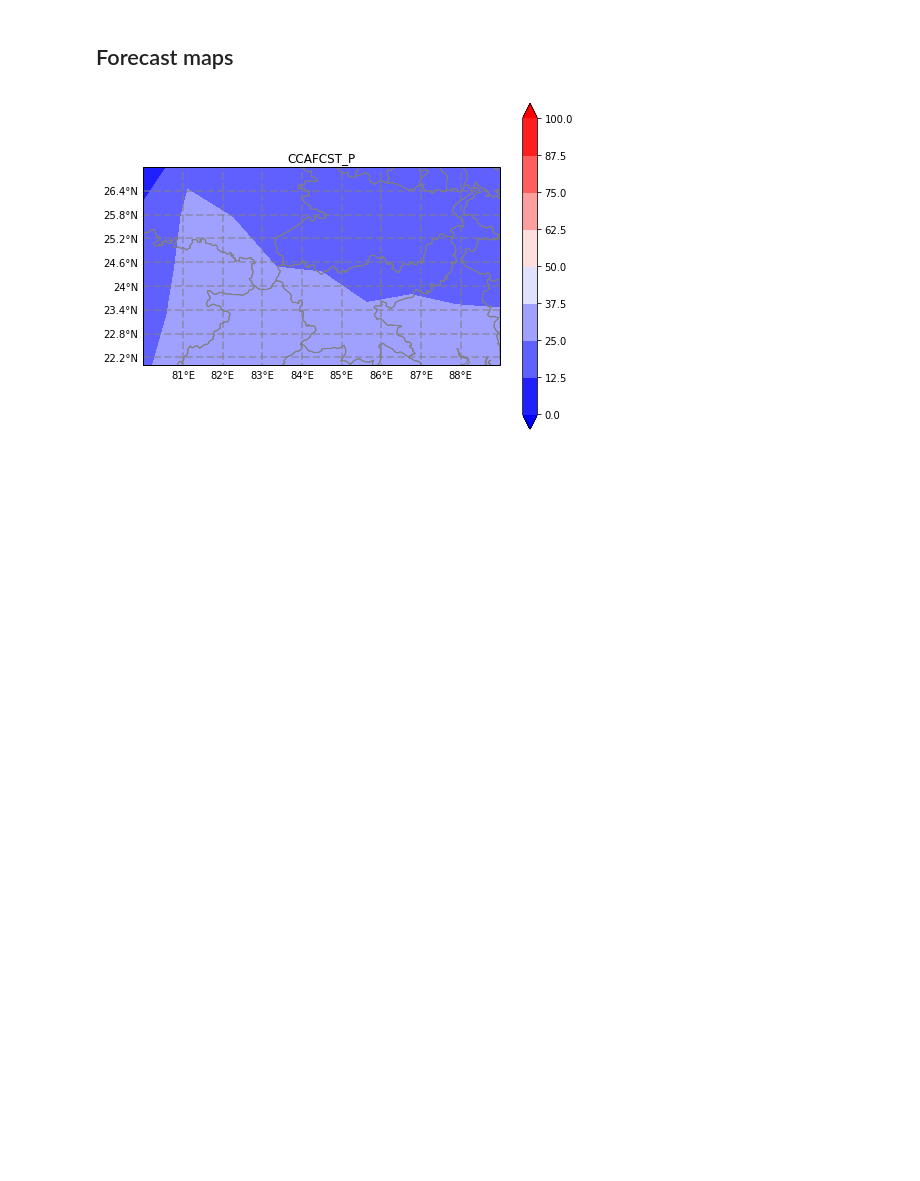
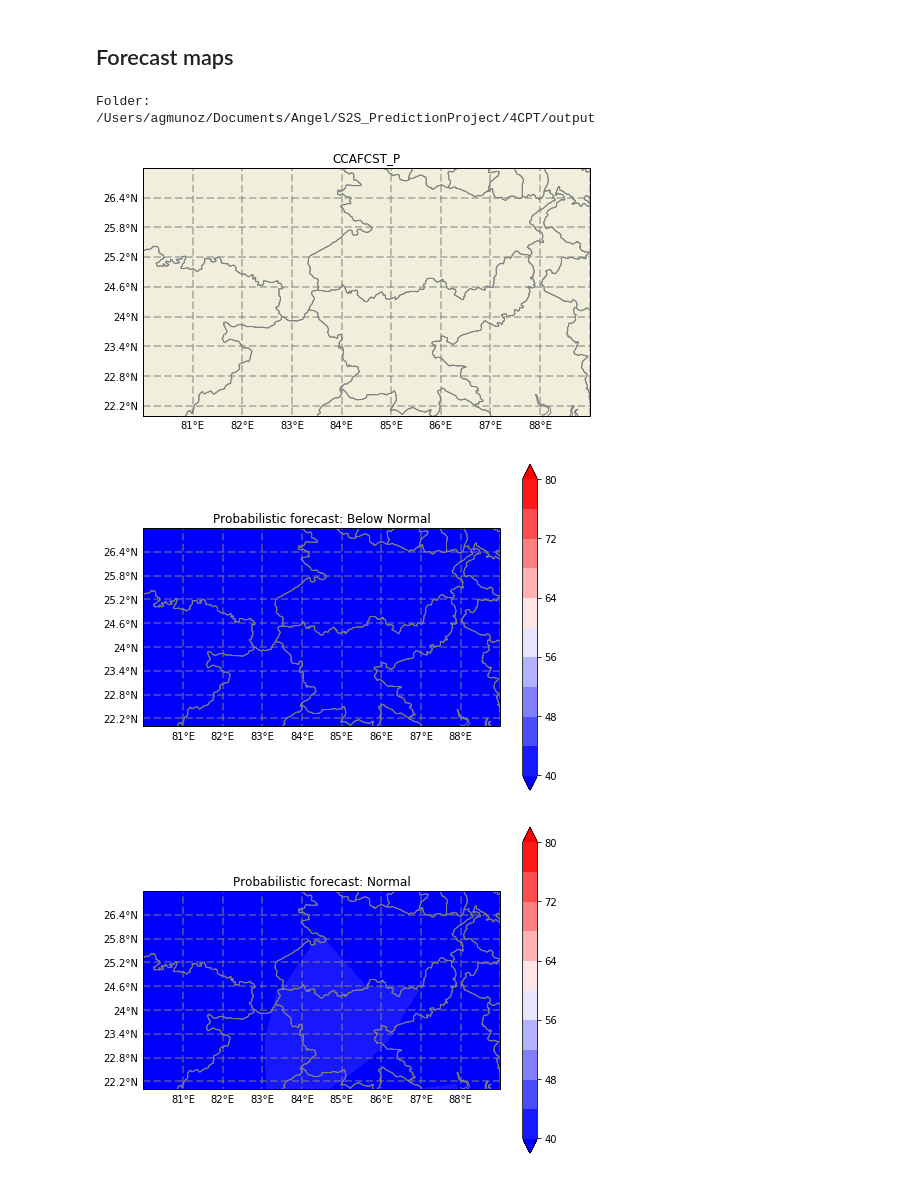
Before and after one commit to agmunozs/PyCPT, a Jupyter notebook: PyCPT_v1.ipynb, the cells around one changed output. Saved outputs shown, nothing was run; the diff lists cells and outputs as text; code cells hidden in the pictures; blank space fills up the shorter version.

```diff
--- a/PyCPT_v1.ipynb
+++ b/PyCPT_v1.ipynb
@@ -32,7 +32,7 @@ training_season='Jun-Aug'
 hstep = 3 # use all starts in the trainng period with this daily step between them (v5 used 7)
 nlag = 3  # length of the lagged ensemble in days
 ntrain = 371  # Length of training period
-nwk= 1 # Number of weeks (leads)
+nwk= 2 # Number of weeks (leads)
 
 # Rainfall frequency switch (False gives total rainfall for forecast period)
 rainfall_frequency = True
@@ -202,7 +210,16 @@ Week: 1
 [figure]
 # %% [markdown]
 ## Forecast maps
-# %%
-pltmap('CCAFCST_P',wlo2,elo2,nla2,sla2,fprefix,training_season, mon, fday, wkf)
-# %% [output]
-[figure, removed]
+# %%
+print("Folder:")
+%cd $workdir/output
+for L in range(nwk):
+    wkf=wk[L]
+    pltmap('CCAFCST_P',wlo2,elo2,nla2,sla2,fprefix,training_season, mon, fday, wkf)
+    pltmap('CCAFCST_V',wlo2,elo2,nla2,sla2,fprefix,training_season, mon, fday, wkf)
+# %% [output]
+Folder:
+/Users/agmunoz/Documents/Angel/S2S_PredictionProject/4CPT/output
+[figure, added]
+[figure, added]
+[figure, added]
```
Also changed, not shown: parts of 5 cells of this notebook, 1 other file.
